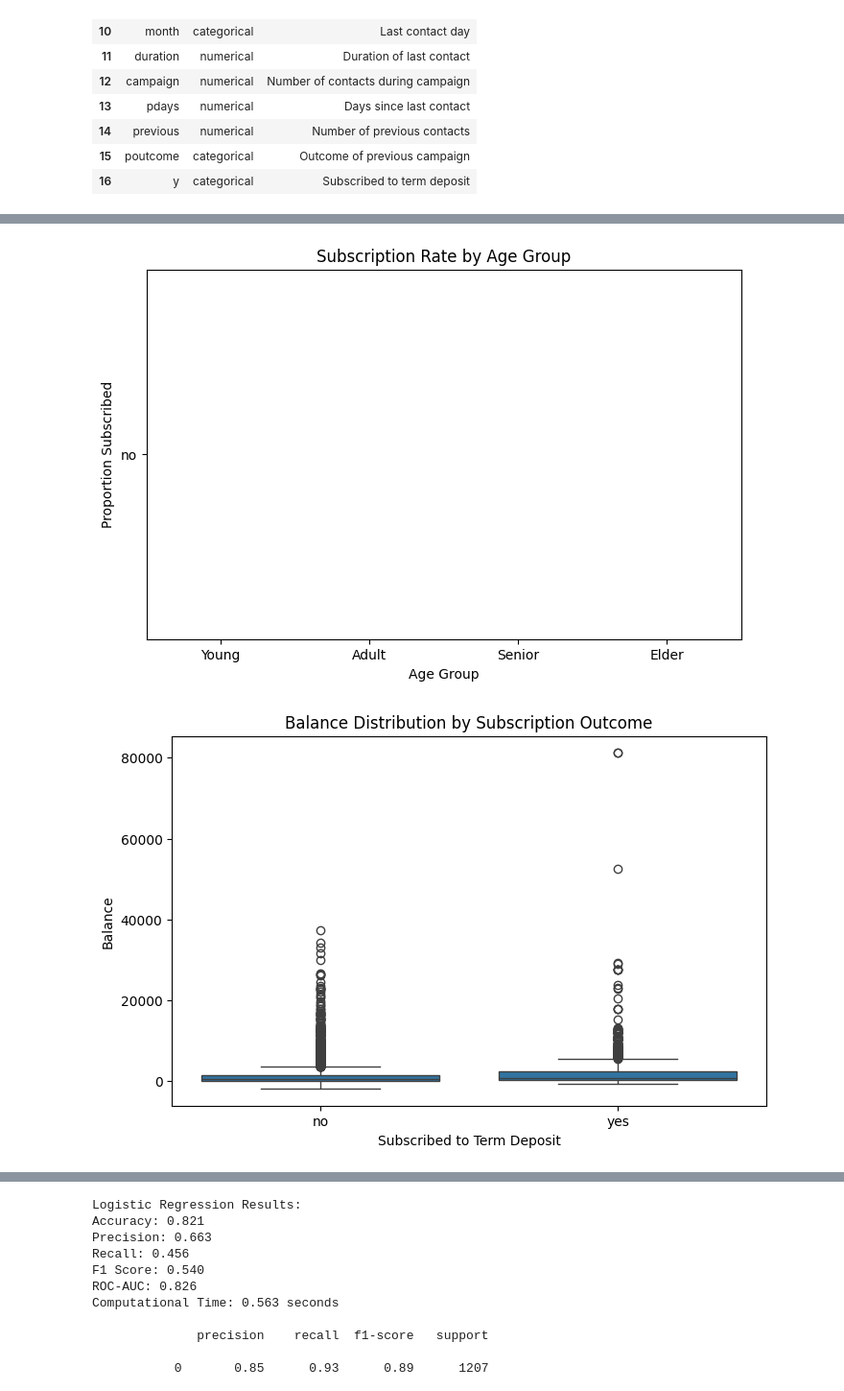
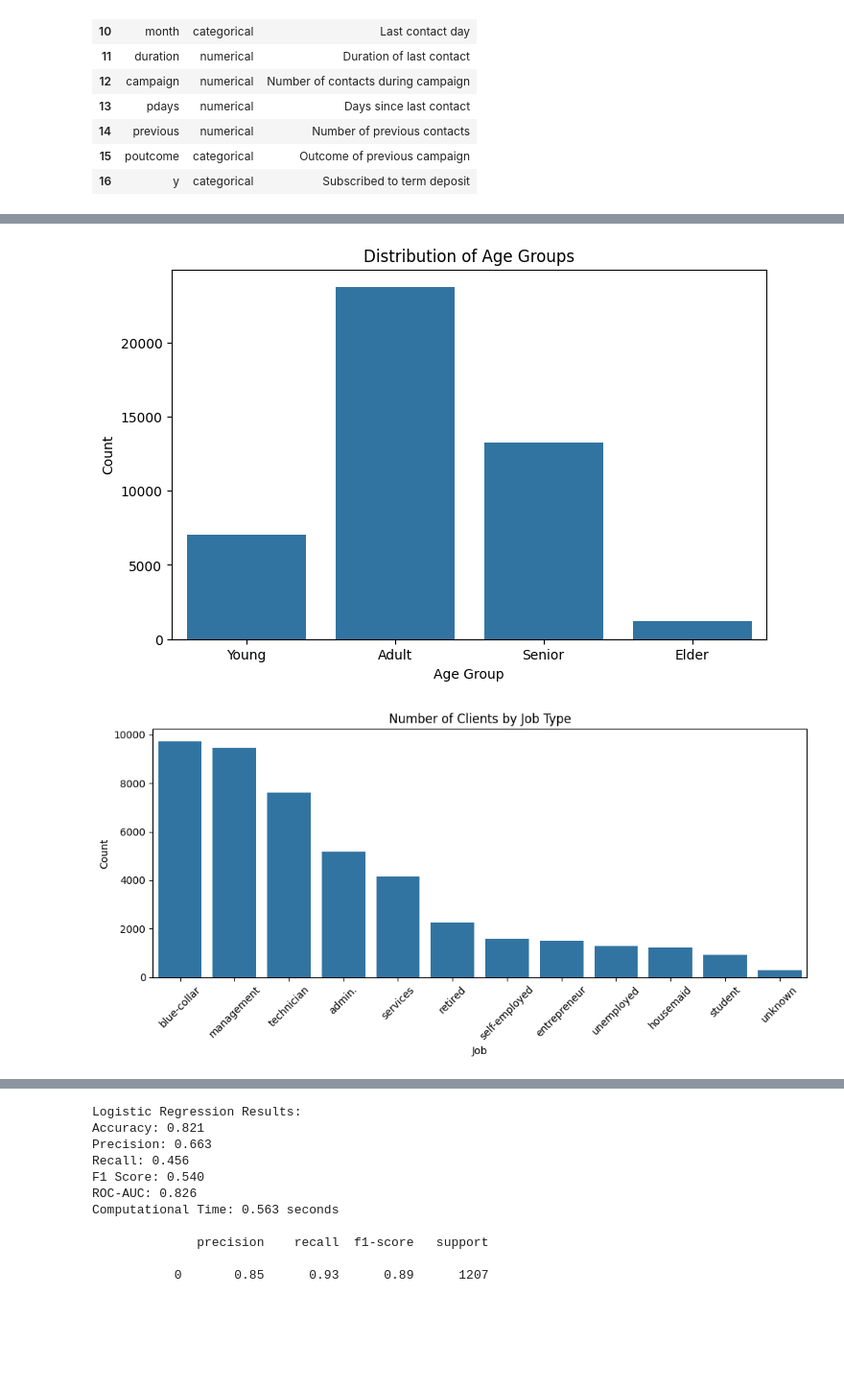
Before and after one commit to SNMaduna/MLSupervised1, a Jupyter notebook: ugransome-machine-learning-python-notebook (1) (2).ipynb, the cells around one changed output, grey strips where cells are left out. Shown: that part at 96% size. Saved outputs shown, nothing was run; the diff lists cells and outputs as text; code cells hidden in the pictures; blank space fills up the shorter version.

```diff
--- a/ugransome-machine-learning-python-notebook (1) (2).ipynb
+++ b/ugransome-machine-learning-python-notebook (1) (2).ipynb
@@ -35,10 +35,8 @@ missing_summary = pd.DataFrame({
 })
 print(missing_summary)
 
-# Strategy: Replace 'unknown' with NaN, then drop rows with any NaN for simplicity and data quality
-df_cleaned = df.replace('unknown', np.nan)
-df_cleaned = df_cleaned.dropna()
-print(f"Rows after cleaning: {df_cleaned.shape[0]}")
+# Do not remove or replace 'unknown' values, just keep the original dataframe
+df_cleaned = df.copy()
 df_cleaned.head()
 # %% [output]
            missing  unknown  total_problematic
@@ -110,8 +107,9 @@ df_cleaned['age_group'] = pd.cut(df_cleaned['age'], bins=[17, 30, 45, 60, 100],
 # Purpose: Groups clients by age for better segmentation. Age group may influence likelihood to subscribe.
 
 # Feature 2: Contacted Before (binary)
-df_cleaned['contacted_before'] = np.where(df_cleaned['previous'] > 0, 1, 0)
+df_cleaned['contacted_before'] = np.where((df_cleaned['pdays'] != -1), 1, 0)
 # Purpose: Indicates if client was previously contacted. Prior contact may affect subscription probability.
+# Using both 'previous' and 'pdays' to determine if contacted before. / pdays = -1 indicates never contacted.
 
 # Display sample of updated data
 df_cleaned[['age', 'age_group', 'previous', 'contacted_before', 'y']].head()
@@ -170,27 +168,35 @@ plt.xlabel('Age')
 plt.ylabel('Count')
 plt.show()
 
-# Bar chart: Subscription rate by Age Group
+# Histogram of Age Groups
 plt.figure(figsize=(8,5))
-sns.barplot(x='age_group', y='y', data=df_cleaned, estimator=lambda x: np.mean(x=='yes'))
-plt.title('Subscription Rate by Age Group')
-plt.ylabel('Proportion Subscribed')
+sns.countplot(x='age_group', data=df_cleaned, order=['Young', 'Adult', 'Senior', 'Elder'])
+plt.title('Distribution of Age Groups')
 plt.xlabel('Age Group')
+plt.ylabel('Count')
 plt.show()
 
-# Boxplot: Balance by Subscription Outcome
+# Bar chart: Count of clients by job type
+plt.figure(figsize=(10,5))
+sns.countplot(x='job', data=df_cleaned, order=df_cleaned['job'].value_counts().index)
+plt.title('Number of Clients by Job Type')
+plt.xlabel('Job')
+plt.ylabel('Count')
+plt.xticks(rotation=45)
+plt.tight_layout()
+plt.show()
+
+# Boxplot: Balance by Marital Status
 plt.figure(figsize=(8,5))
-sns.boxplot(x='y', y='balance', data=df_cleaned)
-plt.title('Balance Distribution by Subscription Outcome')
-plt.xlabel('Subscribed to Term Deposit')
+sns.boxplot(x='marital', y='balance', data=df_cleaned)
+plt.title('Balance Distribution by Marital Status')
+plt.xlabel('Marital Status')
 plt.ylabel('Balance')
 plt.show()
 
-# Heatmap: Categorical features vs Target
-cat_features = ['job', 'marital', 'education', 'housing', 'loan', 'contact', 'month', 'poutcome']
-pivot = pd.pivot_table(df_cleaned, index=cat_features, columns='y', aggfunc='size', fill_value=0)
-plt.figure(figsize=(12,8))
-sns.heatmap(pivot, cmap='YlGnBu', annot=True, fmt='d')
-plt.title('Heatmap of Categorical Features vs Subscription Outcome')
+# Heatmap: Correlation matrix of numerical features
+plt.figure(figsize=(10,8))
+sns.heatmap(corr_matrix, annot=True, cmap='coolwarm')
+plt.title('Correlation Matrix of Numerical Features')
 plt.show()
 # %% [output]
@@ -198,2 +204,2 @@ plt.show()
-[figure, old version]
+[figure, new version]
-[figure, old version]
+[figure, new version]
```
Also changed, not shown: parts of 6 cells of this notebook.
